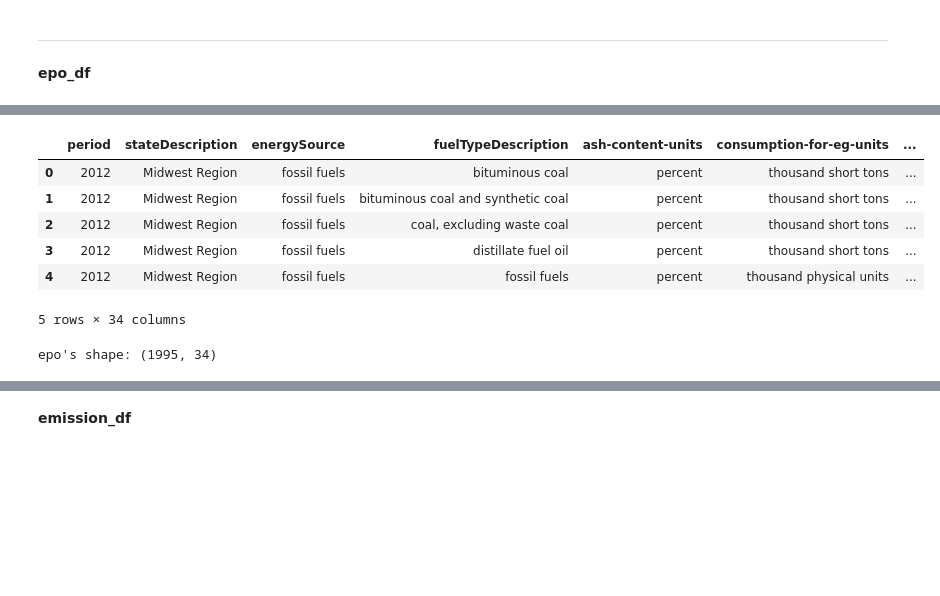
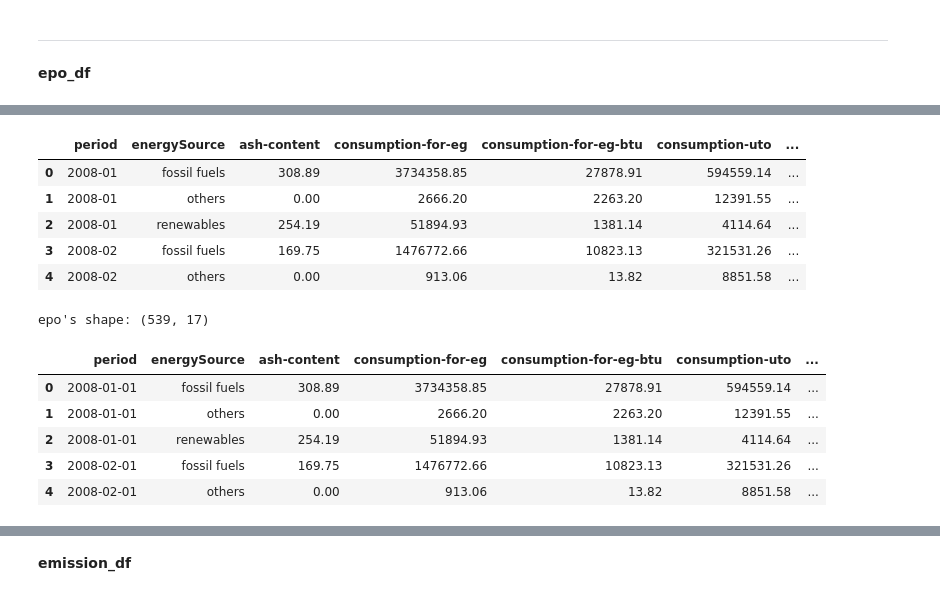
Before and after one commit to 123noob1/gwu-bootcamp-proj-4, a Jupyter notebook: website/jupyter/etl.ipynb, the cells around one changed output, grey strips where cells are left out. Cells and saved outputs as stored; diff of their text form; code cells hidden in the pictures; blank space fills up the shorter version.

```diff
--- a/website/jupyter/etl.ipynb
+++ b/website/jupyter/etl.ipynb
@@ -221,29 +226,6 @@ epo_cleaned_df = epo_cleaned_df[
     ])
 ]
 
-# Remove all rows where stateDescription contains 'U.S. Total', 'West North Central', 'West South Central', 'Pacific Noncontiguous',
-# 'South Atlantic', 'Pacific', 'Pacific Contiguous', 'Puerto Rico'
-epo_cleaned_df = epo_cleaned_df[
-    ~epo_cleaned_df['stateDescription'].isin([
-        'U.S. Total', 'West North Central', 'West South Central', 'Pacific Noncontiguous',
-        'South Atlantic', 'Pacific', 'Pacific Contiguous', 'Puerto Rico'
-    ])
-]
+# Take only rows where stateDescription is in 'U.S. Total' since we are only interested in the national level then drop the
+# column afterward as we do not need it for our objective
+epo_cleaned_df = epo_cleaned_df[epo_cleaned_df['stateDescription'].isin(['U.S. Total'])].drop(columns = 'stateDescription')
-# %%
-# Create bin for stateDescription and put them into regional instead of state-wise for labeling
-west_reg = ['Alaska', 'California', 'Colorado', 'Hawaii', 'Idaho', 'Montana', 'Nevada', 'Oregon', 'Utah', 'Washington', 'Wyoming']
-southwest_reg = ['Arizona', 'New Mexico', 'Oklahoma', 'Texas']
-midwest_reg = ['Illinois', 'Indiana', 'Iowa', 'Kansas', 'Michigan', 'Minnesota', 'Missouri', 'Nebraska', 'North Dakota', 'Ohio', 'South Dakota', 'Wisconsin']
-southeast_reg = ['Alabama', 'Arkansas', 'Florida', 'Georgia', 'Kentucky', 'Louisiana', 'Mississippi', 'North Carolina', 'South Carolina', 'Tennessee', 'Virginia', 'West Virginia']
-northeast_reg = [state for state in epo_cleaned_df['stateDescription'].value_counts().index \
-                     if (state not in west_reg) and
-                     (state not in southwest_reg) and
-                     (state not in midwest_reg) and
-                     (state not in southeast_reg)
-                ]
-
-epo_cleaned_df = category_bin(epo_cleaned_df, 'stateDescription', west_reg, 'West Region')
-epo_cleaned_df = category_bin(epo_cleaned_df, 'stateDescription', southwest_reg, 'Southwest Region')
-epo_cleaned_df = category_bin(epo_cleaned_df, 'stateDescription', midwest_reg, 'Midwest Region')
-epo_cleaned_df = category_bin(epo_cleaned_df, 'stateDescription', southeast_reg, 'Southeast Region')
-epo_cleaned_df = category_bin(epo_cleaned_df, 'stateDescription', northeast_reg, 'Northeast Region')
@@ -320,24 +299,32 @@ epo's shape: (40517, 34)
+# %%
+# Drop the 'fuelTypeDescription' column since we are only looking at the high level of energy source
+epo_cleaned_df =  epo_cleaned_df.drop(columns = 'fuelTypeDescription')
 # %%
-# Using groupby() and sum() functions to merge matching rows based on 'period', 'stateDescription', 'energySource', and
-# 'fuelTypeDescription' then round to the nearest 2. Note to also group the UOM columns as well.
-group_by = [
-    'period', 'stateDescription', 'energySource', 'fuelTypeDescription', 'ash-content-units', 'consumption-for-eg-units',
-    'consumption-for-eg-btu-units', 'consumption-uto-units', 'consumption-uto-btu-units', 'cost-units', 'cost-per-btu-units',
-    'generation-units', 'heat-content-units', 'receipts-units', 'receipts-btu-units', 'stocks-units', 'sulfur-content-units',
-    'total-consumption-units', 'total-consumption-btu-units'
-]
+# Using groupby() and sum() functions to merge matching rows based on 'period', 'stateDescription', and 'energySource'
+# then round to the nearest 2. Note to also group the UOM columns as well.
+group_by = ['period', 'energySource']
 
 epo_cleaned_df = epo_cleaned_df.groupby(group_by).agg('sum').round(2).reset_index()
 display(epo_cleaned_df.head())
 print('epo\'s shape:', epo_cleaned_df.shape)
 # %% [output]
-|  | period | stateDescription | energySource | fuelTypeDescription | ash-content-units | consumption-for-eg-units | ... |
-| 0 | 2012 | Midwest Region | fossil fuels | bituminous coal | percent | thousand short tons | ... |
-| 1 | 2012 | Midwest Region | fossil fuels | bituminous coal and synthetic coal | percent | thousand short tons | ... |
-| 2 | 2012 | Midwest Region | fossil fuels | coal, excluding waste coal | percent | thousand short tons | ... |
-| 3 | 2012 | Midwest Region | fossil fuels | distillate fuel oil | percent | thousand short tons | ... |
-| 4 | 2012 | Midwest Region | fossil fuels | fossil fuels | percent | thousand physical units | ... |
+|  | period | energySource | ash-content | consumption-for-eg | consumption-for-eg-btu | consumption-uto | ... |
+| 0 | 2008-01 | fossil fuels | 308.89 | 3734358.85 | 27878.91 | 594559.14 | ... |
+| 1 | 2008-01 | others | 0.00 | 2666.20 | 2263.20 | 12391.55 | ... |
+| 2 | 2008-01 | renewables | 254.19 | 51894.93 | 1381.14 | 4114.64 | ... |
+| 3 | 2008-02 | fossil fuels | 169.75 | 1476772.66 | 10823.13 | 321531.26 | ... |
+| 4 | 2008-02 | others | 0.00 | 913.06 | 13.82 | 8851.58 | ... |
-5 rows × 34 columns
+epo's shape: (539, 17)
-epo's shape: (1995, 34)
+# %%
+# Add first date to the period so we can transform it into date format
+epo_cleaned_df['period'] = epo_cleaned_df['period'] + '-01'
+epo_cleaned_df.head()
+# %% [output]
+|  | period | energySource | ash-content | consumption-for-eg | consumption-for-eg-btu | consumption-uto | ... |
+| 0 | 2008-01-01 | fossil fuels | 308.89 | 3734358.85 | 27878.91 | 594559.14 | ... |
+| 1 | 2008-01-01 | others | 0.00 | 2666.20 | 2263.20 | 12391.55 | ... |
+| 2 | 2008-01-01 | renewables | 254.19 | 51894.93 | 1381.14 | 4114.64 | ... |
+| 3 | 2008-02-01 | fossil fuels | 169.75 | 1476772.66 | 10823.13 | 321531.26 | ... |
+| 4 | 2008-02-01 | others | 0.00 | 913.06 | 13.82 | 8851.58 | ... |
 # %%
 # Convert the period column to DateTime format
```
Also changed, not shown: parts of 31 cells of this notebook, 4 other files.
